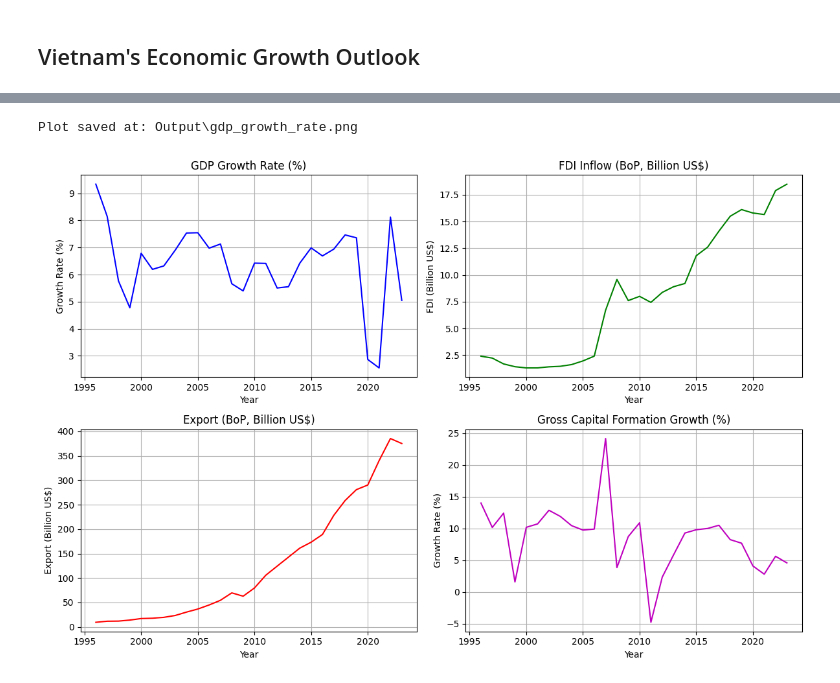
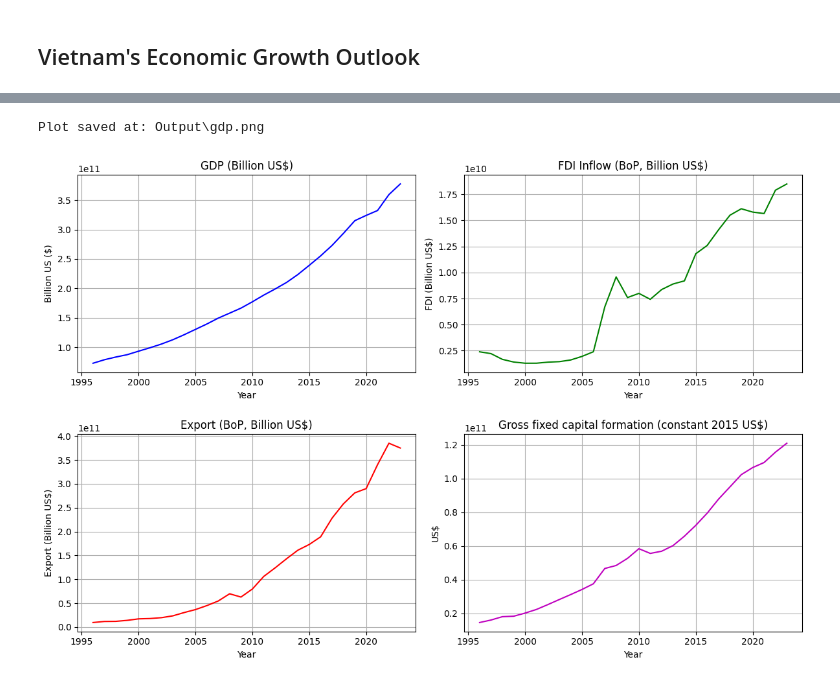
Before and after one commit to Thuan509/Dynamic-Macroeconomics, a Jupyter notebook: PS1_Code/growth.ipynb, the cells around one changed output, grey strips where cells are left out. Cells and saved outputs as stored; diff of their text form; code cells hidden in the pictures.

```diff
--- a/PS1_Code/growth.ipynb
+++ b/PS1_Code/growth.ipynb
@@ -33,13 +39,19 @@ memory usage: 1.2 KB
 # %%
 # Convert to billion US
+'''
+df["GDP (constant 2015 US$)"] = (df["GDP (constant 2015 US$)"]/ 1000000000)
 df["FDI inflow (BoP, US$)"] = (df["FDI inflow (BoP, US$)"] / 1000000000)
 df["Export (BoP, US$)"] = df["Export (BoP, US$)"] / 1000000000
+df["Final consumption expenditure (constant 2015 US$)"] = df["Final consumption expenditure (constant 2015 US$)"] / 1000000000
+'''
 
 # Label the columns
-gdp = df["GDP growth rate (%)"]
+gdp = df["GDP (constant 2015 US$)"]
+gdp_per_capita = df["GDP per capita (constant 2015 US$)"]
 fdi = df["FDI inflow (BoP, US$)"]
 export = df["Export (BoP, US$)"]
-capital = df["Gross capital formation growth (%)"]
+capital = df["Gross fixed capital formation (constant 2015 US$)"]
+consumption = df["Final consumption expenditure (constant 2015 US$)"]
 year = df.Year
 df
 # %% [output]
@@ -80,54 +92,54 @@ os.makedirs(output_folder, exist_ok=True)
 # Define the plot
 plt.figure(figsize=(10, 5))
 plt.plot(year, gdp, linestyle='-', color='b')
-plt.title("GDP Growth Rate (%)")
+plt.title("GDP (Billion US$)")
 plt.xlabel("Year")
-plt.ylabel("Growth Rate (%)")
+plt.ylabel("Billion US ($)")
 plt.grid(True)
 
 # Save the plot
-plot_path = os.path.join(output_folder, "gdp_growth_rate.png")
+plot_path = os.path.join(output_folder, "gdp.png")
 plt.savefig(plot_path, dpi=300, bbox_inches='tight')
 plt.close()  # Close the figure to free memory
 
 print(f"Plot saved at: {plot_path}")
 # %% [output]
-Plot saved at: Output\gdp_growth_rate.png
+Plot saved at: Output\gdp.png
 # %%
 # Plot the indicators
 # Create a 2x2 subplot
 fig, axes = plt.subplots(2, 2, figsize=(12, 8))
 
 # Plot GDP growth rate
 axes[0, 0].plot(year, gdp, linestyle='-', color='b')
-axes[0, 0].set_title("GDP Growth Rate (%)")
+axes[0, 0].set_title("GDP (Billion US$)")
 axes[0, 0].set_xlabel("Year")
-axes[0, 0].set_ylabel("Growth Rate (%)")
+axes[0, 0].set_ylabel("Billion US ($)")
 axes[0, 0].grid(True)
 
 # Plot FDI inflow
 axes[0, 1].plot(year, fdi, linestyle='-', color='g')
 axes[0, 1].set_title("FDI Inflow (BoP, Billion US$)")
 axes[0, 1].set_xlabel("Year")
 axes[0, 1].set_ylabel("FDI (Billion US$)")
 axes[0, 1].grid(True)
 
 # Plot Export
 axes[1, 0].plot(year, export, linestyle='-', color='r')
 axes[1, 0].set_title("Export (BoP, Billion US$)")
 axes[1, 0].set_xlabel("Year")
 axes[1, 0].set_ylabel("Export (Billion US$)")
 axes[1, 0].grid(True)
 
 # Plot Gross Capital Formation Growth
 axes[1, 1].plot(year, capital, linestyle='-', color='m')
-axes[1, 1].set_title("Gross Capital Formation Growth (%)")
+axes[1, 1].set_title("Gross fixed capital formation (constant 2015 US$)")
 axes[1, 1].set_xlabel("Year")
-axes[1, 1].set_ylabel("Growth Rate (%)")
+axes[1, 1].set_ylabel("US$")
 axes[1, 1].grid(True)
 
 # Adjust layout and show plot
 plt.tight_layout()
 plt.show()
 # %% [output]
-[figure, old version]
+[figure, new version]
```
Also changed, not shown: parts of 10 cells of this notebook.
